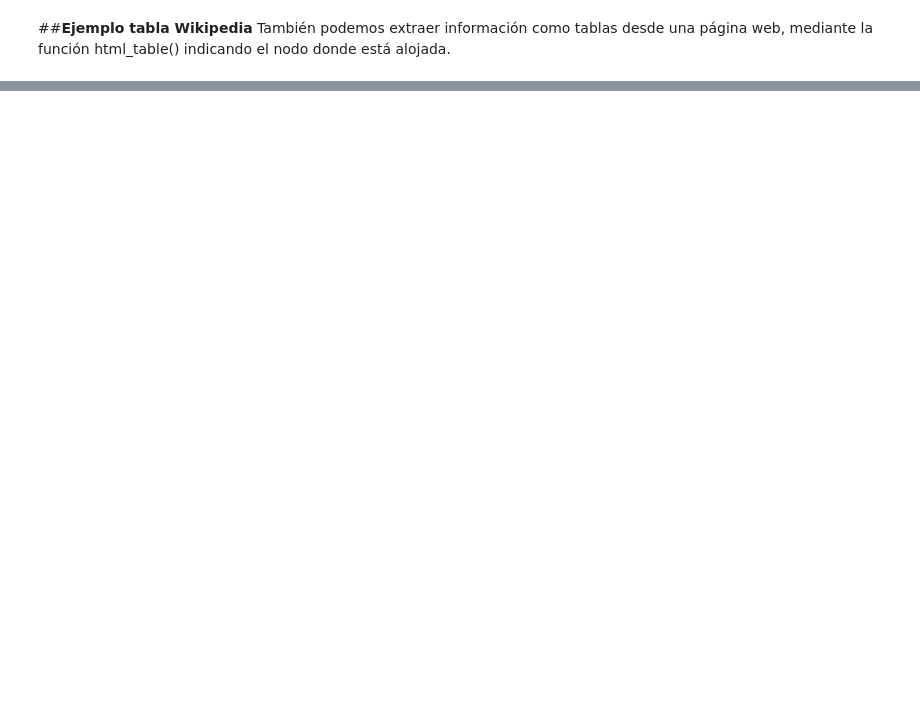
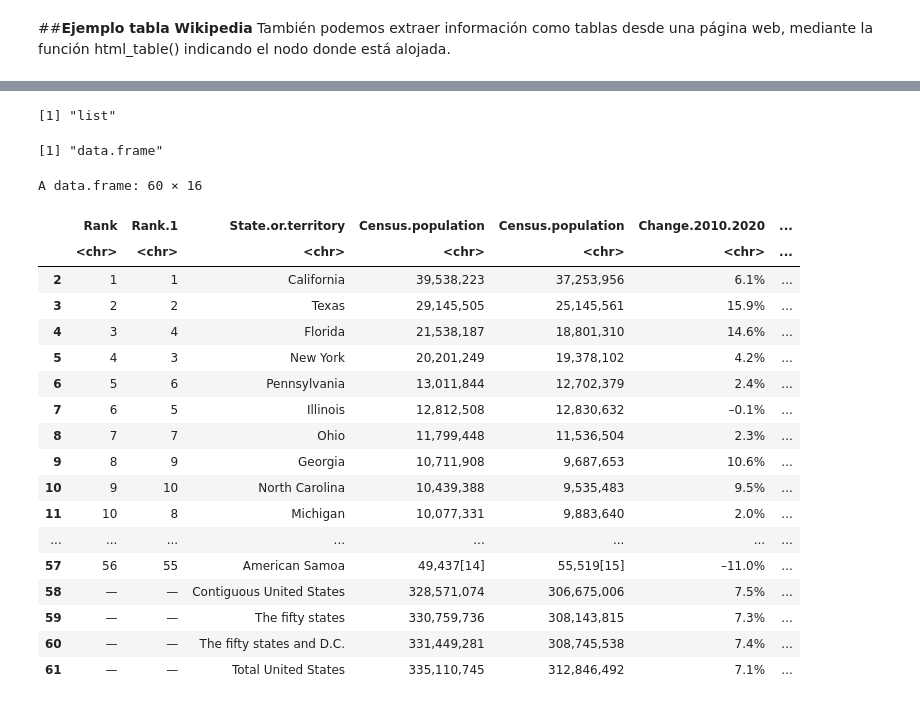
Before and after one commit to rodrigo-coco-espinoza/Introduccion_a_ciencia_de_datos_R_v2, a Jupyter notebook: Clases/Clase3/Clase3_ejemplo_práctico_API_y_WebScraping.ipynb, the cells around one changed output, grey strips where cells are left out. Cells and saved outputs as stored; diff of their text form; code cells hidden in the pictures; blank space fills up the shorter version.

```diff
--- a/Clases/Clase3/Clase3_ejemplo_práctico_API_y_WebScraping.ipynb
+++ b/Clases/Clase3/Clase3_ejemplo_práctico_API_y_WebScraping.ipynb
@@ -161,0 +348,11 @@ html_table(tabla_html, fill = TRUE)
+# %%
+casi_tabla <- html_table(tabla_html)
+# %%
+class(casi_tabla)
+# %% [output]
+[1] "list"
+# %%
+tabla <- as.data.frame(casi_tabla)
+class(tabla)
+# %% [output]
+[1] "data.frame"
@@ -161,0 +361,2 @@ html_table(tabla_html, fill = TRUE)
+# %%
+tabla <- tabla[-1,]
@@ -161,0 +365,22 @@ html_table(tabla_html, fill = TRUE)
+# %%
+tabla
+# %% [output]
+A data.frame: 60 × 16
+|  | Rank | Rank.1 | State.or.territory | Census.population | Census.population | Change.2010.2020 | ... |
+|  | <chr> | <chr> | <chr> | <chr> | <chr> | <chr> | ... |
+| 2 | 1 | 1 | California | 39,538,223 | 37,253,956 | 6.1% | ... |
+| 3 | 2 | 2 | Texas | 29,145,505 | 25,145,561 | 15.9% | ... |
+| 4 | 3 | 4 | Florida | 21,538,187 | 18,801,310 | 14.6% | ... |
+| 5 | 4 | 3 | New York | 20,201,249 | 19,378,102 | 4.2% | ... |
+| 6 | 5 | 6 | Pennsylvania | 13,011,844 | 12,702,379 | 2.4% | ... |
+| 7 | 6 | 5 | Illinois | 12,812,508 | 12,830,632 | –0.1% | ... |
+| 8 | 7 | 7 | Ohio | 11,799,448 | 11,536,504 | 2.3% | ... |
+| 9 | 8 | 9 | Georgia | 10,711,908 | 9,687,653 | 10.6% | ... |
+| 10 | 9 | 10 | North Carolina | 10,439,388 | 9,535,483 | 9.5% | ... |
+| 11 | 10 | 8 | Michigan | 10,077,331 | 9,883,640 | 2.0% | ... |
+| ... | ... | ... | ... | ... | ... | ... | ... |
+| 57 | 56 | 55 | American Samoa | 49,437[14] | 55,519[15] | –11.0% | ... |
+| 58 | — | — | Contiguous United States | 328,571,074 | 306,675,006 | 7.5% | ... |
+| 59 | — | — | The fifty states | 330,759,736 | 308,143,815 | 7.3% | ... |
+| 60 | — | — | The fifty states and D.C. | 331,449,281 | 308,745,538 | 7.4% | ... |
+| 61 | — | — | Total United States | 335,110,745 | 312,846,492 | 7.1% | ... |
```
Also changed, not shown: parts of 41 cells of this notebook.
